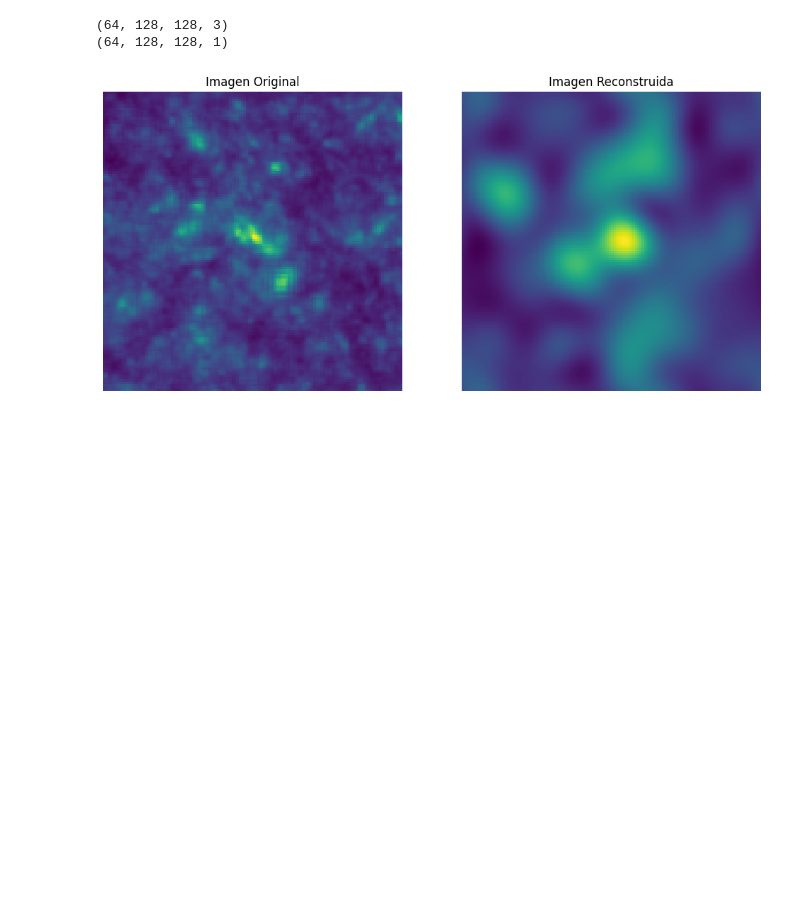
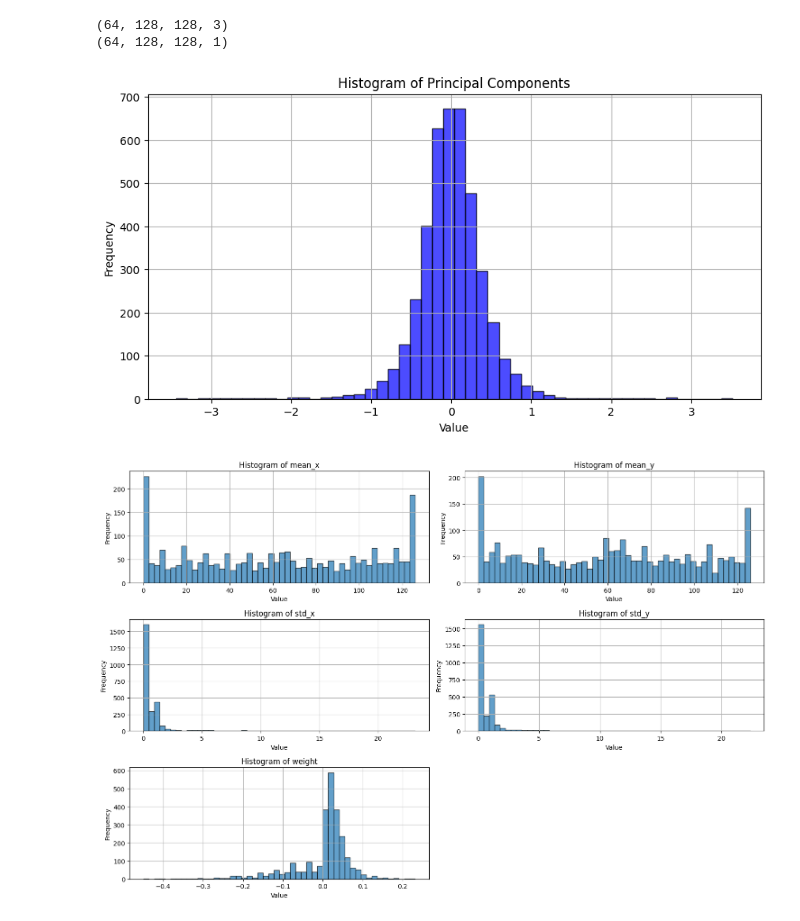
Before and after one commit to fbientrigo/grav_lensing, a Jupyter notebook: 06_pipeline_parametric/b_reconstruction.ipynb, the cells around one changed output. Cells and saved outputs as stored; diff of their text form; code cells hidden in the pictures; blank space fills up the shorter version.

```diff
--- a/06_pipeline_parametric/b_reconstruction.ipynb
+++ b/06_pipeline_parametric/b_reconstruction.ipynb
@@ -126,6 +126,40 @@ def preprocess_ybatch(y_batch):
     low_freq_stack = np.vstack([img.reshape(-1, 128*128) for img in low_batch]) #stack para el pca
     principal_components = ipca_low.transform(low_freq_stack)
     return [principal_components, gaussians]
+# %%
+import matplotlib.pyplot as plt
+
+def plot_histograms(principal_components, gaussians):
+    """
+    Dibuja histogramas de los valores de principal_components y de los 5 componentes de las gaussianas.
+
+    Parámetros:
+        principal_components (numpy array): Array de coeficientes principales de PCA.
+        gaussians (numpy array): Array con los vectores de las gaussianas con formato (mean_x, mean_y, std_x, std_y, weight).
+    """
+    # Plot histogram for principal components
+    plt.figure(figsize=(10, 5))
+    plt.hist(principal_components.flatten(), bins=50, alpha=0.7, color='blue', edgecolor='black')
+    plt.title('Histogram of Principal Components')
+    plt.xlabel('Value')
+    plt.ylabel('Frequency')
+    plt.grid(True)
+    plt.show()
+
+    # Plot histograms for each of the 5 Gaussian vector components
+    gaussian_labels = ['mean_x', 'mean_y', 'std_x', 'std_y', 'weight']
+    plt.figure(figsize=(15, 10))
+
+    for i in range(5):
+        plt.subplot(3, 2, i + 1)
+        plt.hist(gaussians[..., i].flatten(), bins=50, alpha=0.7, edgecolor='black')
+        plt.title(f'Histogram of {gaussian_labels[i]}')
+        plt.xlabel('Value')
+        plt.ylabel('Frequency')
+        plt.grid(True)
+
+    plt.tight_layout()
+    plt.show()
 # %%
 for X_batch, y_batch in train_dataset.take(1):
     y_batch = minmaxscaler.transform(y_batch) # [0, 1] #escalar los datos
@@ -142,15 +176,11 @@ for X_batch, y_batch in train_dataset.take(1):
 # %% [output]
 (64, 128, 128, 3)
 (64, 128, 128, 1)
-# %%
-reconstructed_batch = reconstruct_batch_images(principal_components,gaussians,64)
-
-idx = 0
-original = y_batch[idx,:,:,0]
-reconstructed = low_recon[idx,:,:,0]
-gp.plot_comparison(original, reconstructed)
-# %% [output]
-[figure, removed]
+# %%
+plot_histograms(*preprocess_ybatch(y_batch))
+# %% [output]
+[figure, added]
+[figure, added]
 # %%
 low_recon = reconstruct_lowfreq_from_pca(principal_components, 64)
 
```
Also changed, not shown: parts of 5 cells of this notebook, 6 other files.
